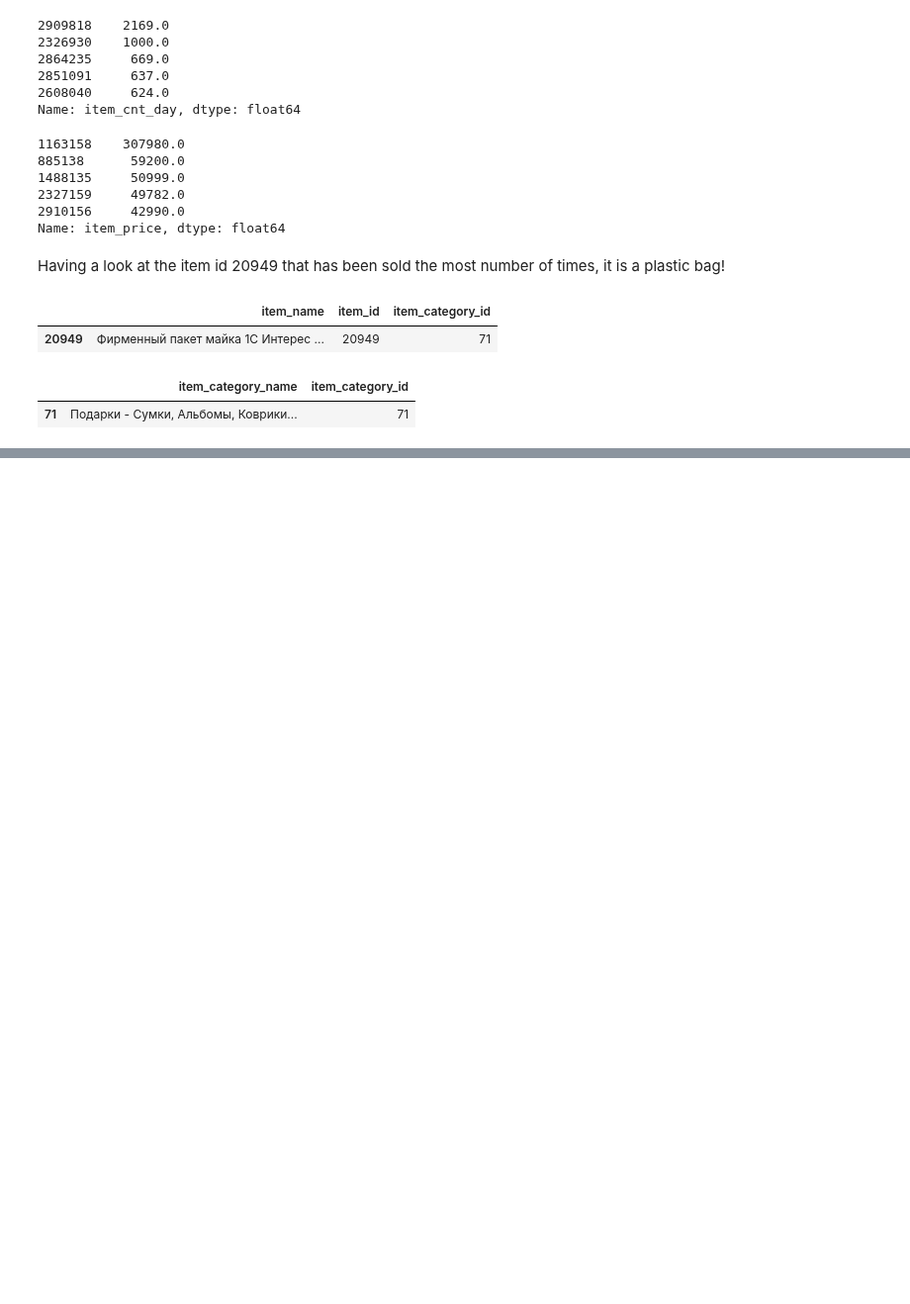
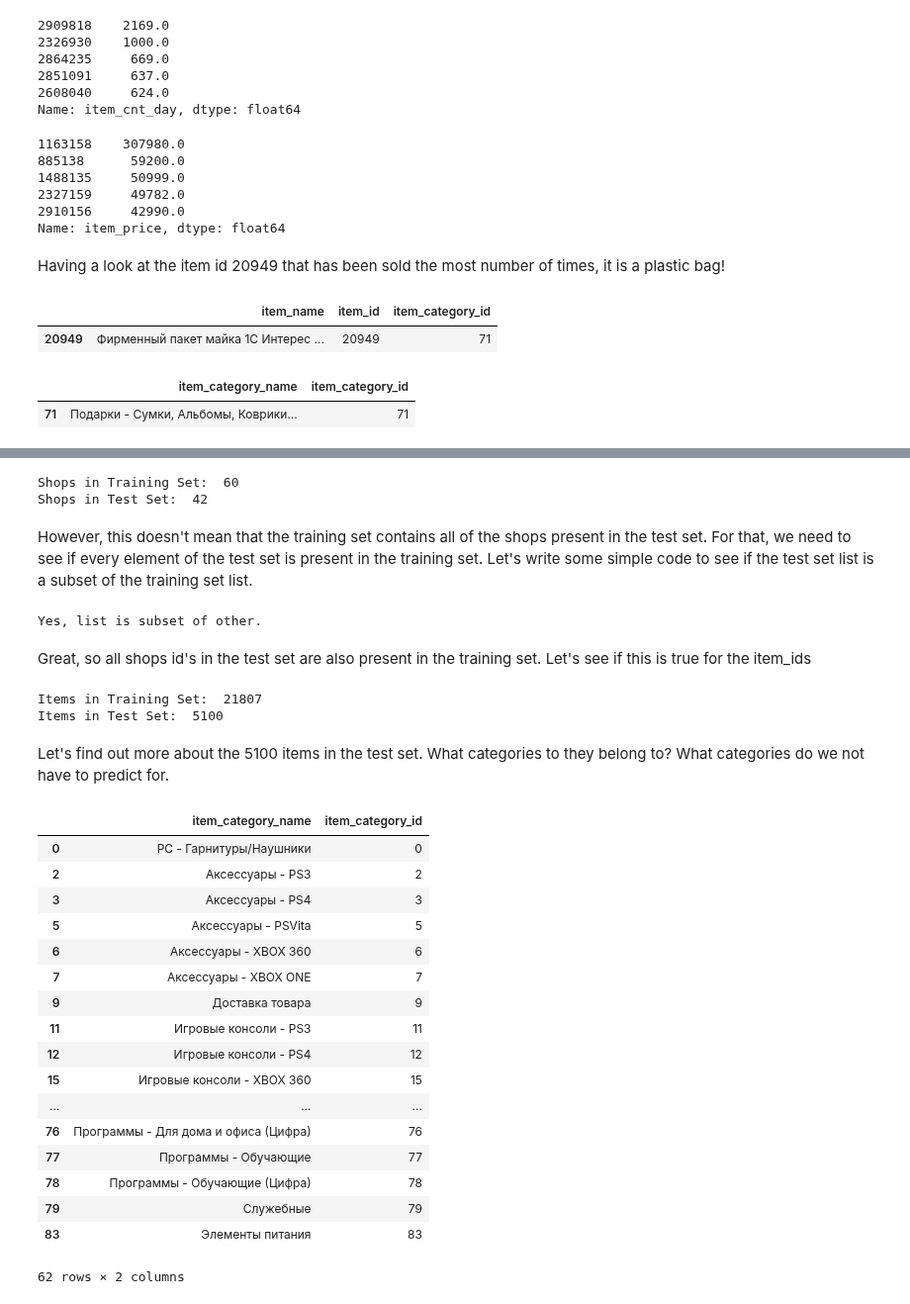
Before and after one commit to sarthakbatragatech/100-Days-of-ML, a Jupyter notebook: Time-Series-Forecasting/Predict-Future-Sales.ipynb, the cells around one changed output, grey strips where cells are left out. Shown at 99% size. Saved outputs shown, nothing was run; the diff lists cells and outputs as text; code cells hidden in the pictures; blank space fills up the shorter version.

```diff
--- a/Time-Series-Forecasting/Predict-Future-Sales.ipynb
+++ b/Time-Series-Forecasting/Predict-Future-Sales.ipynb
@@ -154,0 +155,59 @@ It seems there might be some values of shop_id and item_id completely missing in
+# %%
+shops_train = train['shop_id'].nunique()
+shops_test = test['shop_id'].nunique()
+print('Shops in Training Set: ', shops_train)
+print('Shops in Test Set: ', shops_test)
+# %% [output]
+Shops in Training Set:  60
+Shops in Test Set:  42
+# %% [markdown]
+However, this doesn't mean that the training set contains all of the shops present in the test set. For that, we need to see if every element of the test set is present in the training set. Let's write some simple code to see if the test set list is a subset of the training set list.
+# %%
+shops_train_list = list(train['shop_id'].unique())
+shops_test_list = list(test['shop_id'].unique())
+
+flag = 0
+if(set(shops_test_list).issubset(set(shops_train_list))):
+    flag = 1
+
+if (flag) :
+    print ("Yes, list is subset of other.")
+else :
+    print ("No, list is not subset of other.")
+# %% [output]
+Yes, list is subset of other.
+# %% [markdown]
+Great, so all shops id's in the test set are also present in the training set. Let's see if this is true for the item_ids
+# %%
+items_train = train['item_id'].nunique()
+items_test = test['item_id'].nunique()
+print('Items in Training Set: ', items_train)
+print('Items in Test Set: ', items_test)
+# %% [output]
+Items in Training Set:  21807
+Items in Test Set:  5100
+# %% [markdown]
+Let's find out more about the 5100 items in the test set. What categories to they belong to? What categories do we not have to predict for.
+# %%
+categories_in_test = items.loc[items['item_id'].isin(sorted(test['item_id'].unique()))].item_category_id.unique()
+# %%
+categories.loc[categories['item_category_id'].isin(categories_in_test)]
+# %% [output]
+|  | item_category_name | item_category_id |
+| 0 | PC - Гарнитуры/Наушники | 0 |
+| 2 | Аксессуары - PS3 | 2 |
+| 3 | Аксессуары - PS4 | 3 |
+| 5 | Аксессуары - PSVita | 5 |
+| 6 | Аксессуары - XBOX 360 | 6 |
+| 7 | Аксессуары - XBOX ONE | 7 |
+| 9 | Доставка товара | 9 |
+| 11 | Игровые консоли - PS3 | 11 |
+| 12 | Игровые консоли - PS4 | 12 |
+| 15 | Игровые консоли - XBOX 360 | 15 |
+| ... | ... | ... |
+| 76 | Программы - Для дома и офиса (Цифра) | 76 |
+| 77 | Программы - Обучающие | 77 |
+| 78 | Программы - Обучающие (Цифра) | 78 |
+| 79 | Служебные | 79 |
+| 83 | Элементы питания | 83 |
+62 rows × 2 columns
```
Also changed, not shown: parts of 7 cells of this notebook.
